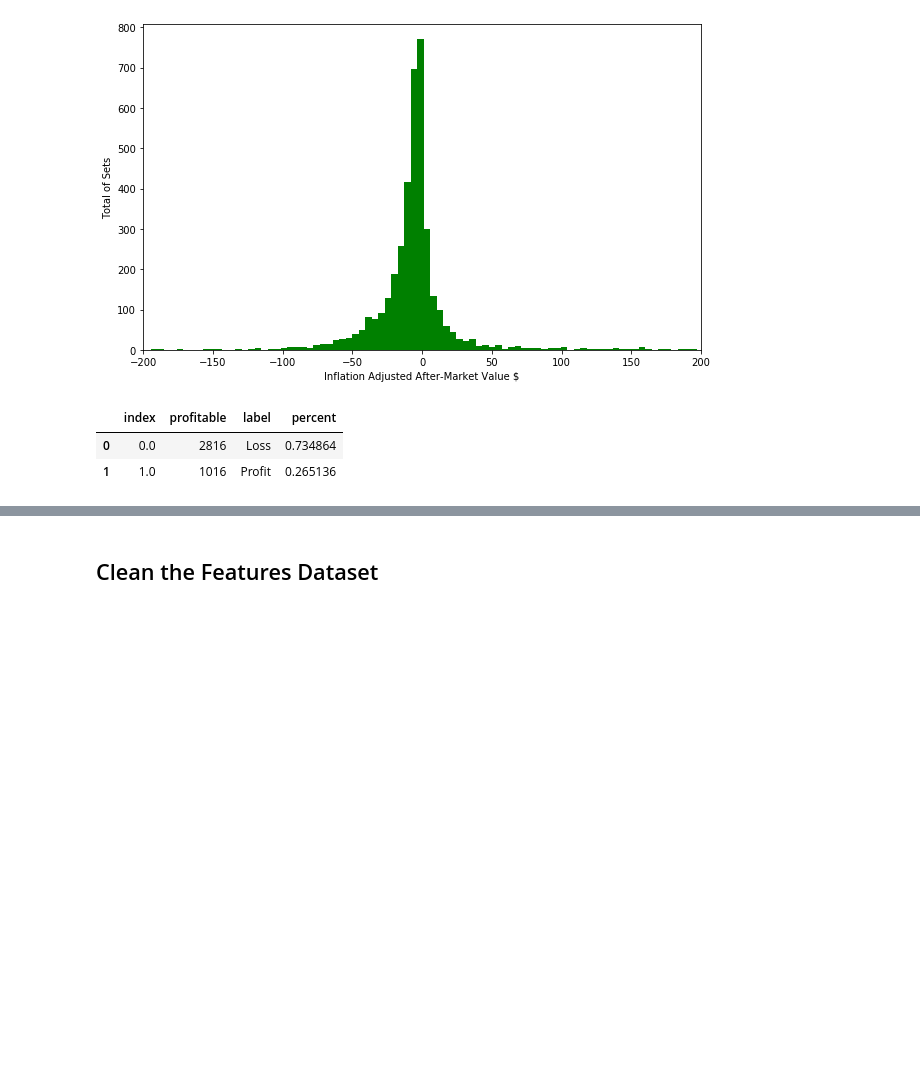
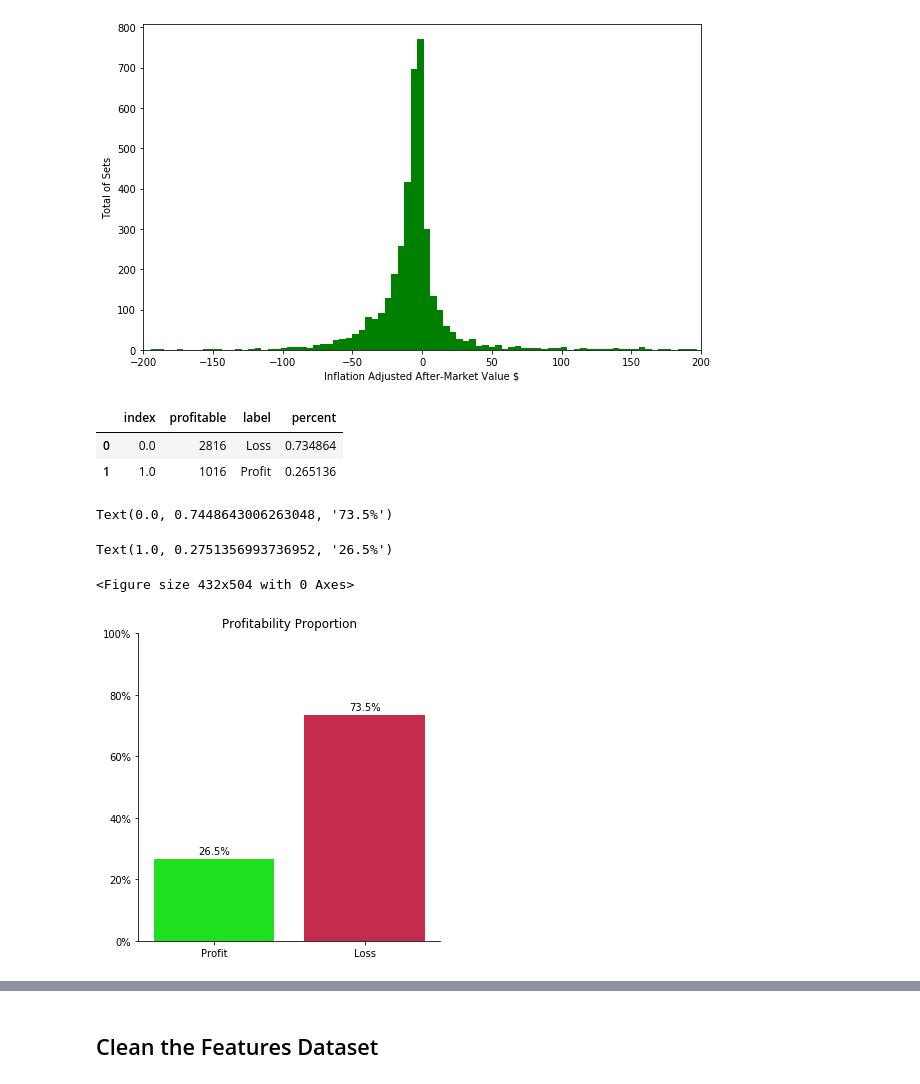
Before and after one commit to NathanVenos/Classifying_LEGO_Value_Retention, a Jupyter notebook: clean_features/merge_features.ipynb, the cells around one changed output, grey strips where cells are left out. Drawn from its saved outputs; the diff is of its cells as text; code cells hidden in the pictures; blank space fills up the shorter version.

Commit message:
annotated proffitability graph

```diff
--- a/clean_features/merge_features.ipynb
+++ b/clean_features/merge_features.ipynb
@@ -377,6 +377,23 @@ plot_df
 |  | index | profitable | label | percent |
 | 0 | 0.0 | 2816 | Loss | 0.734864 |
 | 1 | 1.0 | 1016 | Profit | 0.265136 |
+# %%
+fig = plt.figure(figsize=(6, 7), facecolor='white')
+
+sns.catplot(data=plot_df, x='label', y='percent', kind='bar', palette=['crimson', 'lime'])
+ax = plt.gca()
+ax.set(title='Profitability Proportion', xlabel='', ylabel='', ylim=(0, 1))
+ylabels = ['{:.0f}%'.format(x) for x in ax.get_yticks() *100]
+ax.set_yticklabels(ylabels)
+ax.invert_xaxis()
+for p in ax.patches:
+    ax.text(p.get_x() + p.get_width()/2., p.get_height()+.01, str(round(p.get_height()*100,1))+"%",
+            fontsize=10, color='black', ha='center', va='bottom');
+# %% [output]
+Text(0.0, 0.7448643006263048, '73.5%')
+Text(1.0, 0.2751356993736952, '26.5%')
+<Figure size 432x504 with 0 Axes>
+[figure, added]
 # %%
 fig, axs = plt.subplots(1, 1, figsize=(6, 7), facecolor='white')
 
```
Also changed, not shown: parts of 1 cell of this notebook, 1 other file.
